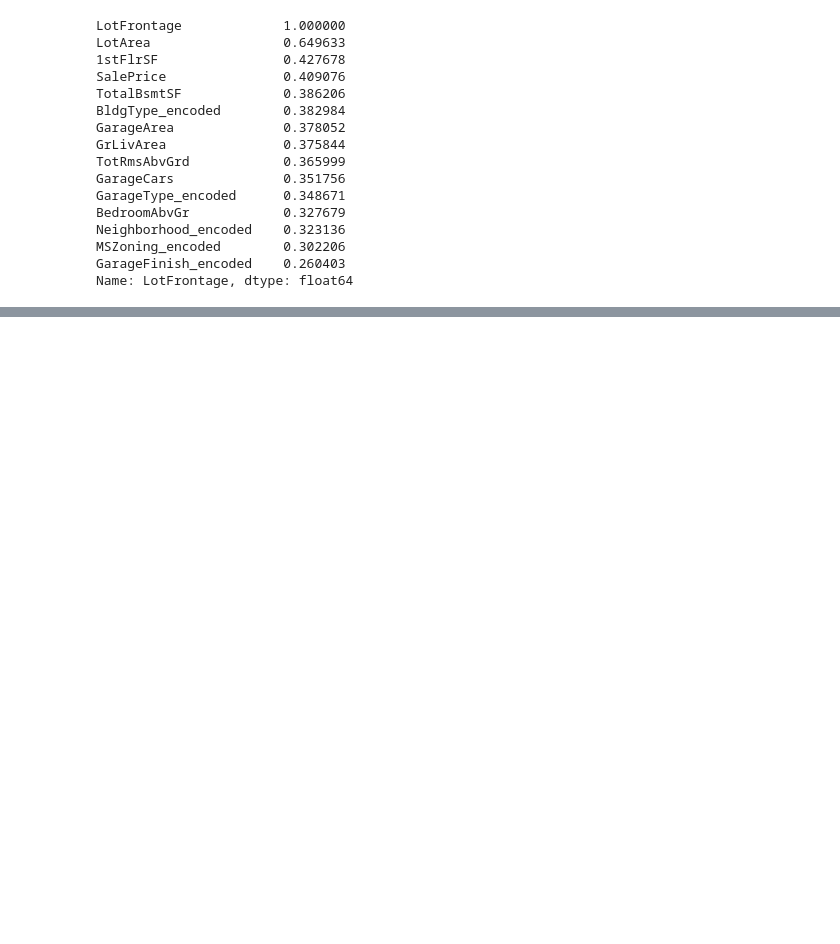
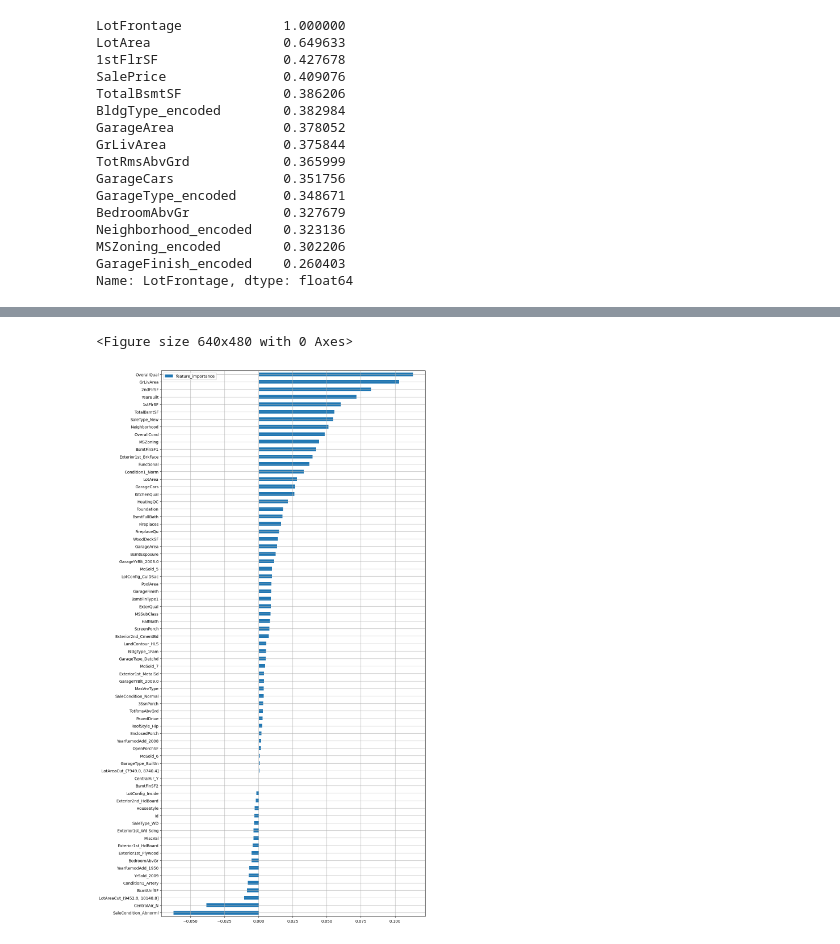
Before and after one commit to chiseanchang0727/kaggle, a Jupyter notebook: House Prices Prediction/house-prices-prediction.ipynb, the cells around one changed output, grey strips where cells are left out. Saved outputs shown, nothing was run; the diff lists cells and outputs as text; code cells hidden in the pictures; blank space fills up the shorter version.

```diff
--- a/House Prices Prediction/house-prices-prediction.ipynb
+++ b/House Prices Prediction/house-prices-prediction.ipynb
@@ -330,0 +472,2 @@ train_copy.groupby
+# %%
+full_data_copy = pd.get_dummies(full_data_copy)
@@ -330,0 +484,14 @@ train_copy.groupby
+# %%
+robust_scaler = RobustScaler()
+
+# use the train data to fit, then using the result to transform test data
+train_rows = train_raw.shape[0]
+train_x = full_data_copy[:train_rows]
+test_x = full_data_copy[train_rows:]
+train_y = train_raw['SalePrice']
+# fitting
+train_x = robust_scaler.fit_transform(train_x)
+# transform the data based on the fitting result
+test_x = robust_scaler.transform(test_x)
+# rescle the target
+train_y = np.log(train_y)
@@ -330,0 +502,3 @@ train_copy.groupby
+# %%
+lasso = Lasso(alpha=0.001)
+lasso.fit(train_x, train_y)
@@ -330,0 +507,2 @@ train_copy.groupby
+# %%
+lasso_fi = pd.DataFrame({'feature_importance':lasso.coef_}, index=full_data_copy.columns)
@@ -330,0 +525,8 @@ train_copy.groupby
+# %%
+plt.figure()
+lasso_fi[lasso_fi['feature_importance'] != 0].sort_values('feature_importance').plot(kind='barh', figsize=(12, 25))
+plt.grid()
+plt.show()
+# %% [output]
+<Figure size 640x480 with 0 Axes>
+[figure, added]
```
Also changed, not shown: parts of 69 cells of this notebook.
